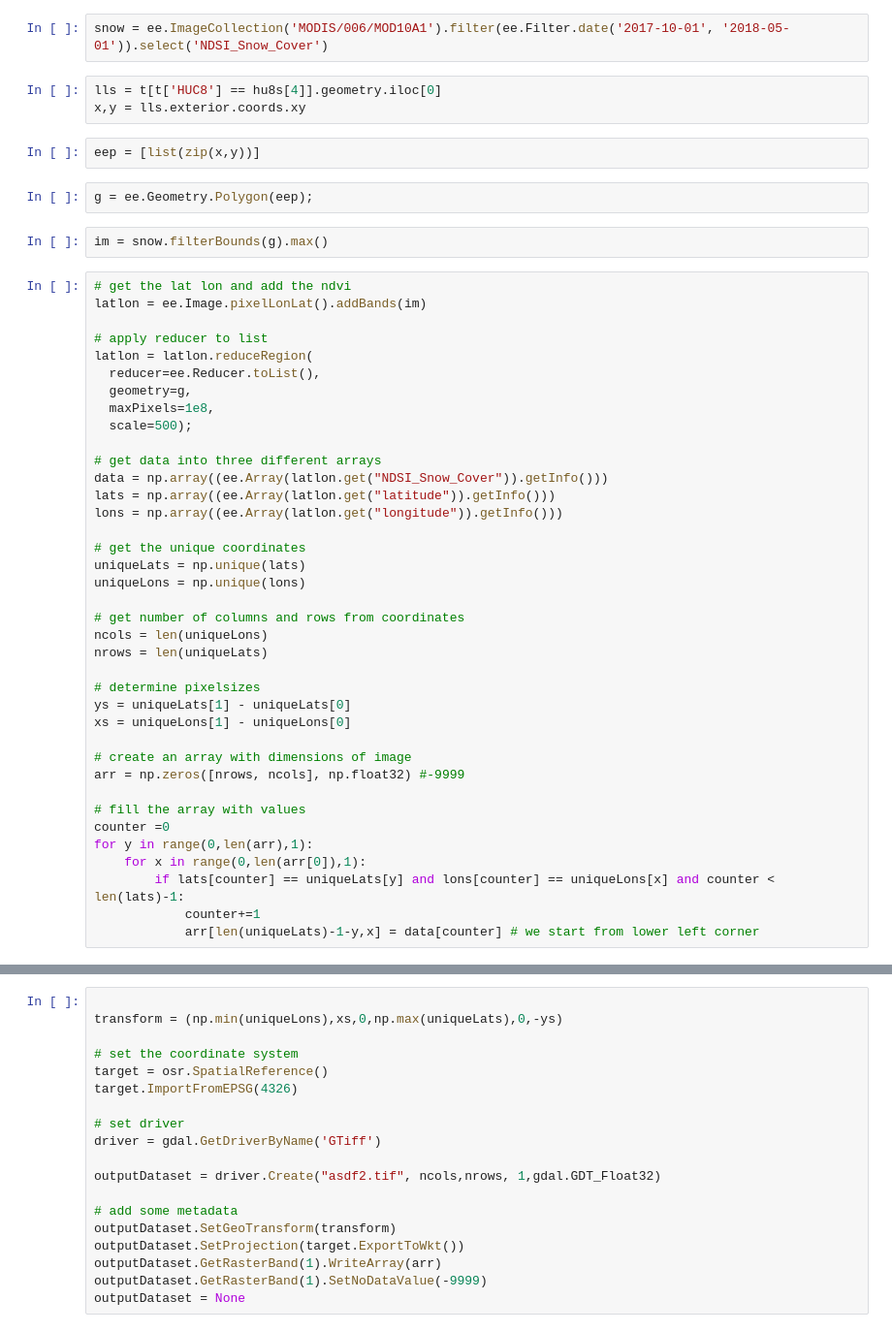
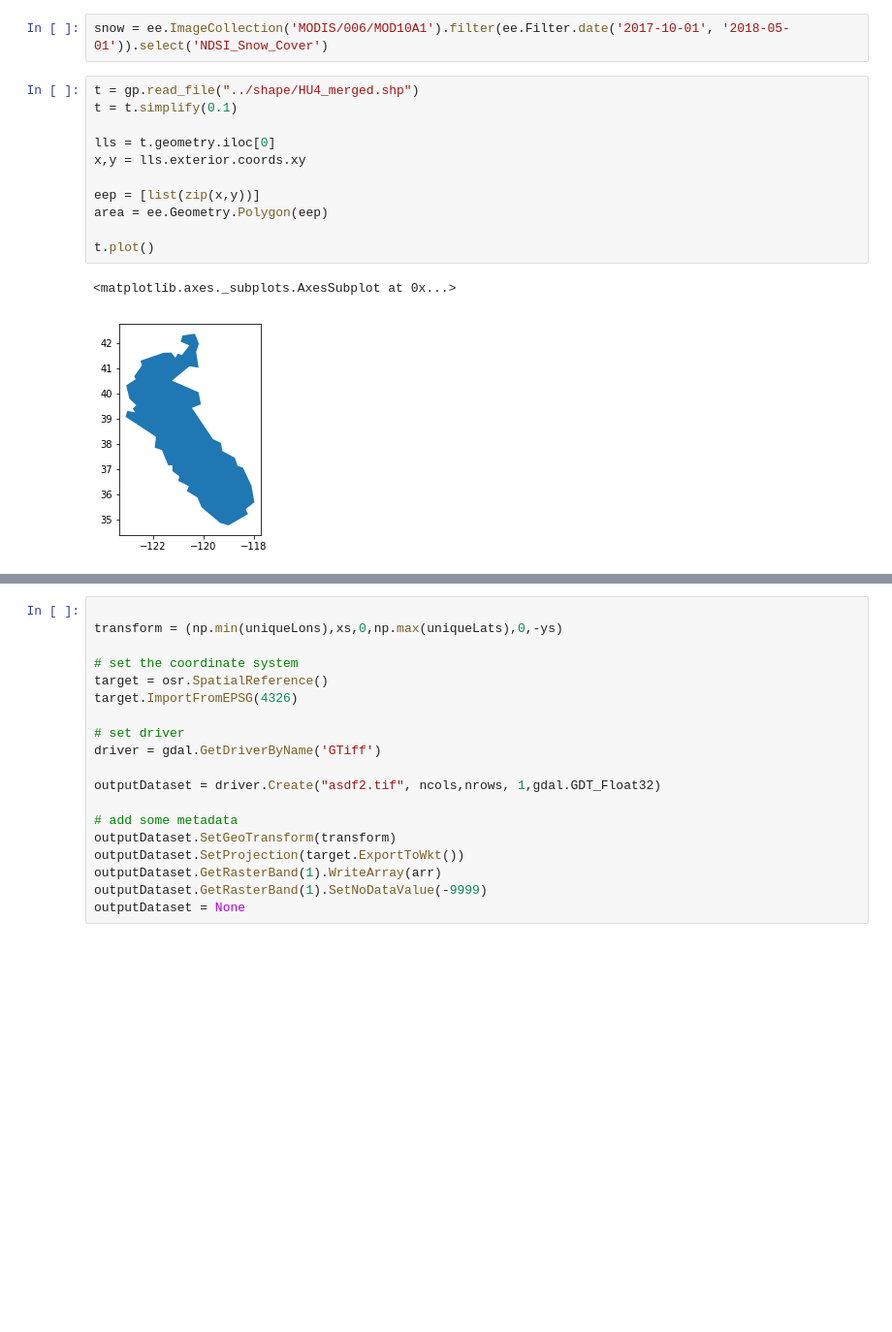
Before and after one commit to kashingtonDC/cvwbm, a Jupyter notebook: code/snow.ipynb, the cells around one changed output, grey strips where cells are left out. Shown at 97% size. Drawn from its saved outputs; the diff is of its cells as text; blank space fills up the shorter version.

```diff
--- a/code/snow.ipynb
+++ b/code/snow.ipynb
@@ -109,50 +19,17 @@ plt.show()
 # Snowpack (MODIS)
 # %%
 snow = ee.ImageCollection('MODIS/006/MOD10A1').filter(ee.Filter.date('2017-10-01', '2018-05-01')).select('NDSI_Snow_Cover')
-# %%
-lls = t[t['HUC8'] == hu8s[4]].geometry.iloc[0]
-x,y = lls.exterior.coords.xy
-# %%
-eep = [list(zip(x,y))]
-# %%
-g = ee.Geometry.Polygon(eep);
-# %%
-im = snow.filterBounds(g).max()
-# %%
-# get the lat lon and add the ndvi
-latlon = ee.Image.pixelLonLat().addBands(im)
-
-# apply reducer to list
-latlon = latlon.reduceRegion(
-  reducer=ee.Reducer.toList(),
-  geometry=g,
-  maxPixels=1e8,
-  scale=500);
-
-# get data into three different arrays
-data = np.array((ee.Array(latlon.get("NDSI_Snow_Cover")).getInfo()))
-lats = np.array((ee.Array(latlon.get("latitude")).getInfo()))
-lons = np.array((ee.Array(latlon.get("longitude")).getInfo()))
-
-# get the unique coordinates
-uniqueLats = np.unique(lats)
-uniqueLons = np.unique(lons)
-
-# get number of columns and rows from coordinates
-ncols = len(uniqueLons)
-nrows = len(uniqueLats)
-
-# determine pixelsizes
-ys = uniqueLats[1] - uniqueLats[0]
-xs = uniqueLons[1] - uniqueLons[0]
-
-# create an array with dimensions of image
-arr = np.zeros([nrows, ncols], np.float32) #-9999
-
-# fill the array with values
-counter =0
-for y in range(0,len(arr),1):
-    for x in range(0,len(arr[0]),1):
-        if lats[counter] == uniqueLats[y] and lons[counter] == uniqueLons[x] and counter < len(lats)-1:
-            counter+=1
-            arr[len(uniqueLats)-1-y,x] = data[counter] # we start from lower left corner
+# %%
+t = gp.read_file("../shape/HU4_merged.shp")
+t = t.simplify(0.1)
+
+lls = t.geometry.iloc[0]
+x,y = lls.exterior.coords.xy
+
+eep = [list(zip(x,y))]
+area = ee.Geometry.Polygon(eep)
+
+t.plot()
+# %% [output]
+<matplotlib.axes._subplots.AxesSubplot at 0x...>
+[figure, added]
```
Also changed, not shown: parts of 14 cells of this notebook.
